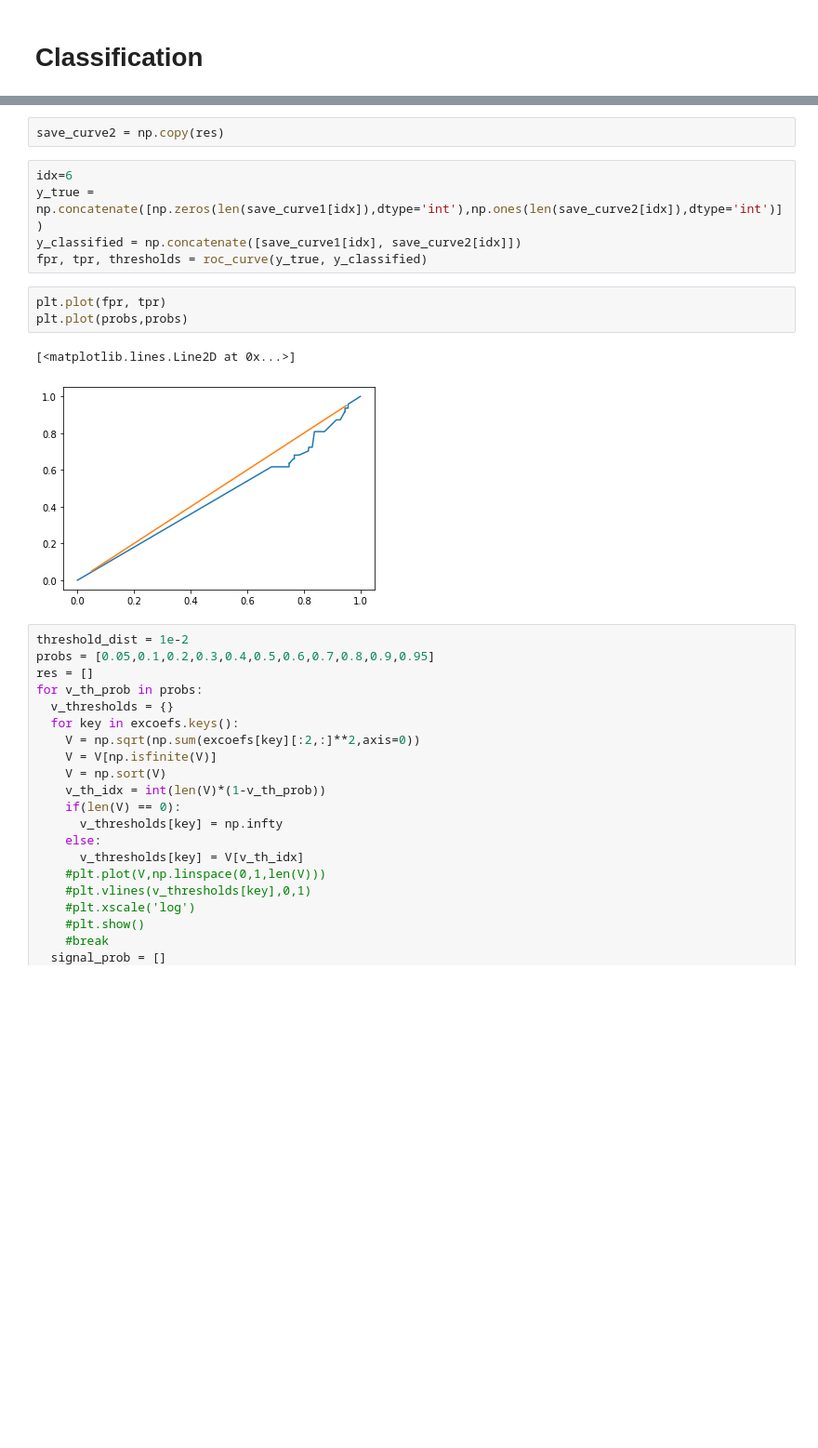
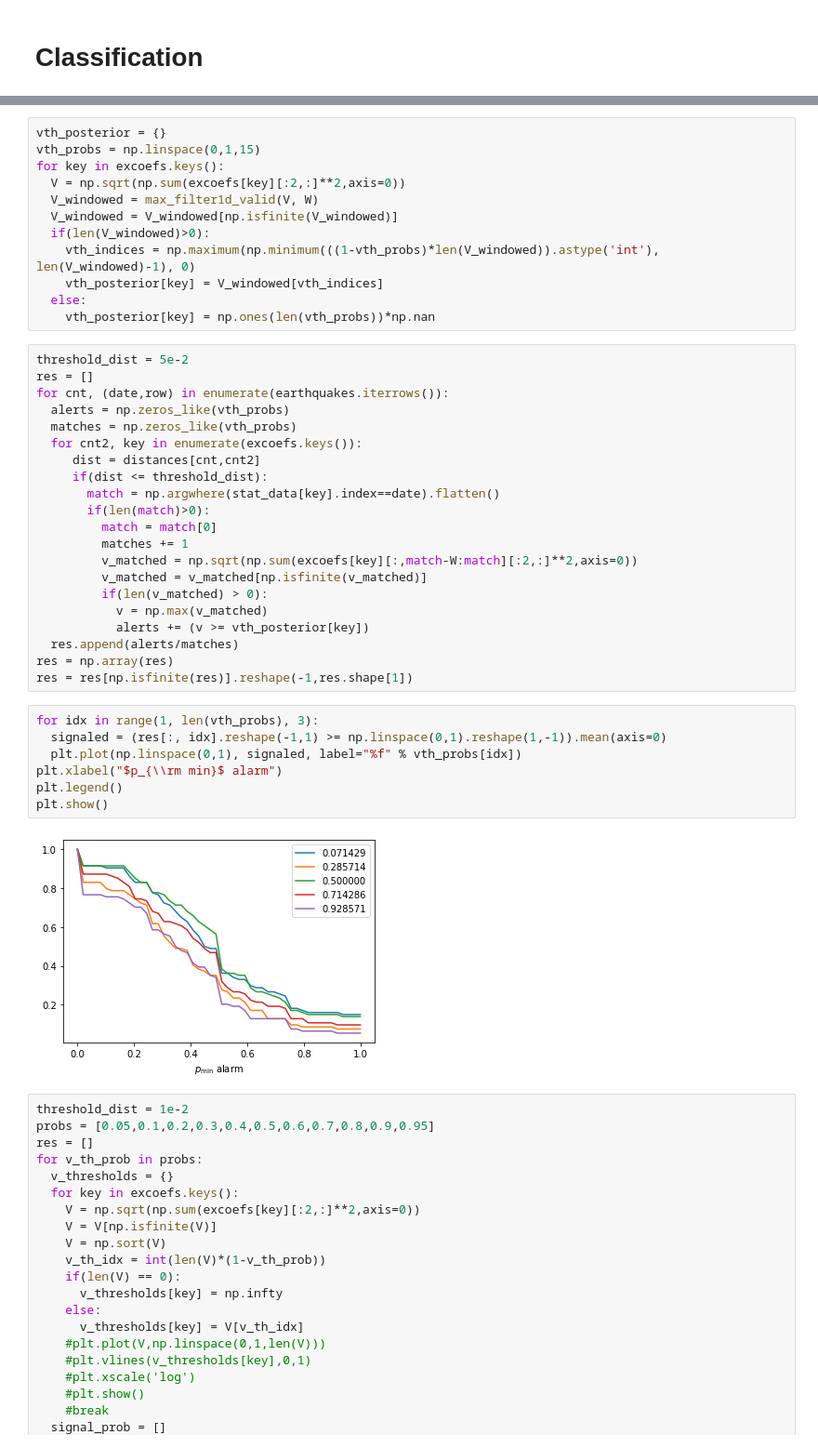
Before and after one commit to Schimmenti/EarthquakesGPS, a Jupyter notebook: Dataset.ipynb, the cells around one changed output, grey strips where cells are left out. Shown at 93% size. Cells and saved outputs as stored; diff of their text form; blank space fills up the shorter version.

```diff
--- a/Dataset.ipynb
+++ b/Dataset.ipynb
@@ -197,16 +213,45 @@ save_curve1 = np.copy(res)
-# %%
-save_curve2 = np.copy(res)
-# %%
-idx=6
-y_true = np.concatenate([np.zeros(len(save_curve1[idx]),dtype='int'),np.ones(len(save_curve2[idx]),dtype='int')])
-y_classified = np.concatenate([save_curve1[idx], save_curve2[idx]])
-fpr, tpr, thresholds = roc_curve(y_true, y_classified)
-# %%
-plt.plot(fpr, tpr)
-plt.plot(probs,probs)
-# %% [output]
-[<matplotlib.lines.Line2D at 0x...>]
-[figure, removed]
+# %%
+vth_posterior = {}
+vth_probs = np.linspace(0,1,15)
+for key in excoefs.keys():
+  V = np.sqrt(np.sum(excoefs[key][:2,:]**2,axis=0))
+  V_windowed = max_filter1d_valid(V, W)
+  V_windowed = V_windowed[np.isfinite(V_windowed)]
+  if(len(V_windowed)>0):
+    vth_indices = np.maximum(np.minimum(((1-vth_probs)*len(V_windowed)).astype('int'), len(V_windowed)-1), 0)
+    vth_posterior[key] = V_windowed[vth_indices]
+  else:
+    vth_posterior[key] = np.ones(len(vth_probs))*np.nan
+# %%
+threshold_dist = 5e-2
+res = []
+for cnt, (date,row) in enumerate(earthquakes.iterrows()):
+  alerts = np.zeros_like(vth_probs)
+  matches = np.zeros_like(vth_probs)
+  for cnt2, key in enumerate(excoefs.keys()):
+     dist = distances[cnt,cnt2]
+     if(dist <= threshold_dist):
+       match = np.argwhere(stat_data[key].index==date).flatten()
+       if(len(match)>0):
+         match = match[0]
+         matches += 1
+         v_matched = np.sqrt(np.sum(excoefs[key][:,match-W:match][:2,:]**2,axis=0))
+         v_matched = v_matched[np.isfinite(v_matched)]
+         if(len(v_matched) > 0):
+           v = np.max(v_matched)
+           alerts += (v >= vth_posterior[key])
+  res.append(alerts/matches)
+res = np.array(res)
+res = res[np.isfinite(res)].reshape(-1,res.shape[1])
+# %%
+for idx in range(1, len(vth_probs), 3):
+  signaled = (res[:, idx].reshape(-1,1) >= np.linspace(0,1).reshape(1,-1)).mean(axis=0)
+  plt.plot(np.linspace(0,1), signaled, label="%f" % vth_probs[idx])
+plt.xlabel("$p_{\\rm min}$ alarm")
+plt.legend()
+plt.show()
+# %% [output]
+[figure, added]
 # %%
 threshold_dist = 1e-2
 probs = [0.05,0.1,0.2,0.3,0.4,0.5,0.6,0.7,0.8,0.9,0.95]
```
Also changed, not shown: parts of 9 cells of this notebook.
